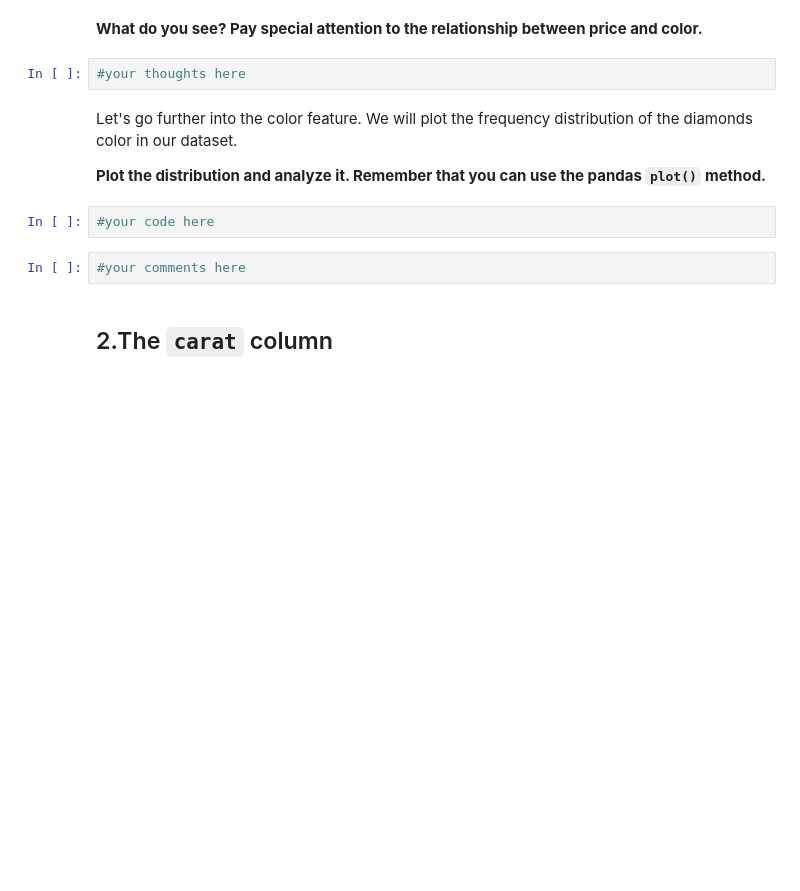
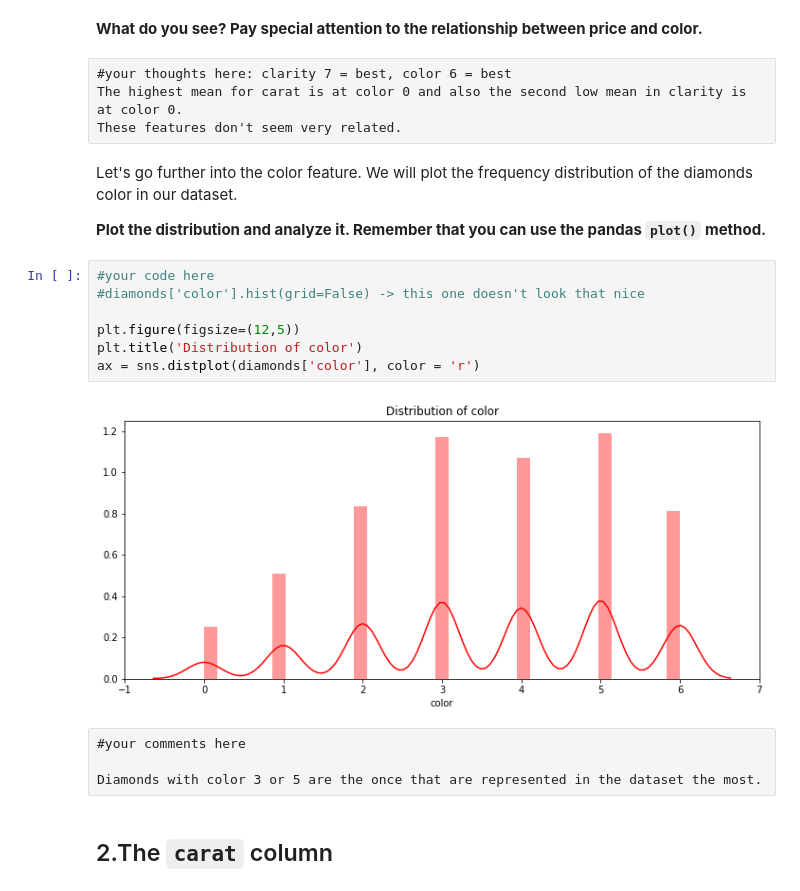
Before and after one commit to ta-data-lis/M2-mini-project1, a Jupyter notebook: 2.-EDA.ipynb, the cells around one changed output. Saved outputs shown, nothing was run; the diff lists cells and outputs as text; blank space fills up the shorter version.

```diff
--- a/2.-EDA.ipynb
+++ b/2.-EDA.ipynb
@@ -37,15 +64,26 @@ First, let's look at the color column.
 # %% [markdown]
 **What do you see? Pay special attention to the relationship between price and color.**
-# %%
-#your thoughts here
+# %% [raw]
+#your thoughts here: clarity 7 = best, color 6 = best
+The highest mean for carat is at color 0 and also the second low mean in clarity is at color 0.
+These features don't seem very related.
 # %% [markdown]
 Let's go further into the color feature. We will plot the frequency distribution of the diamonds color in our dataset.
 
 **Plot the distribution and analyze it. Remember that you can use the pandas `plot()` method.**
-# %%
-#your code here
-# %%
-#your comments here
+# %%
+#your code here
+#diamonds['color'].hist(grid=False) -> this one doesn't look that nice
+
+plt.figure(figsize=(12,5))
+plt.title('Distribution of color')
+ax = sns.distplot(diamonds['color'], color = 'r')
+# %% [output]
+[figure, added]
+# %% [raw]
+#your comments here
+
+Diamonds with color 3 or 5 are the once that are represented in the dataset the most.
 # %% [markdown]
 ## 2.The `carat` column
 # %% [markdown]
```
Also changed, not shown: parts of 33 cells of this notebook, 2 other files.
